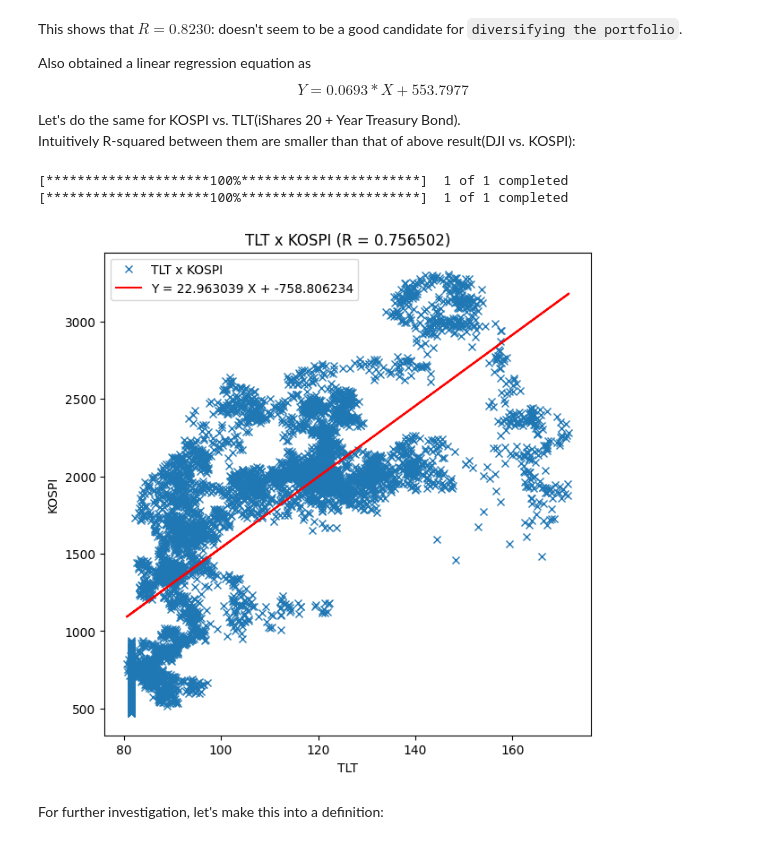
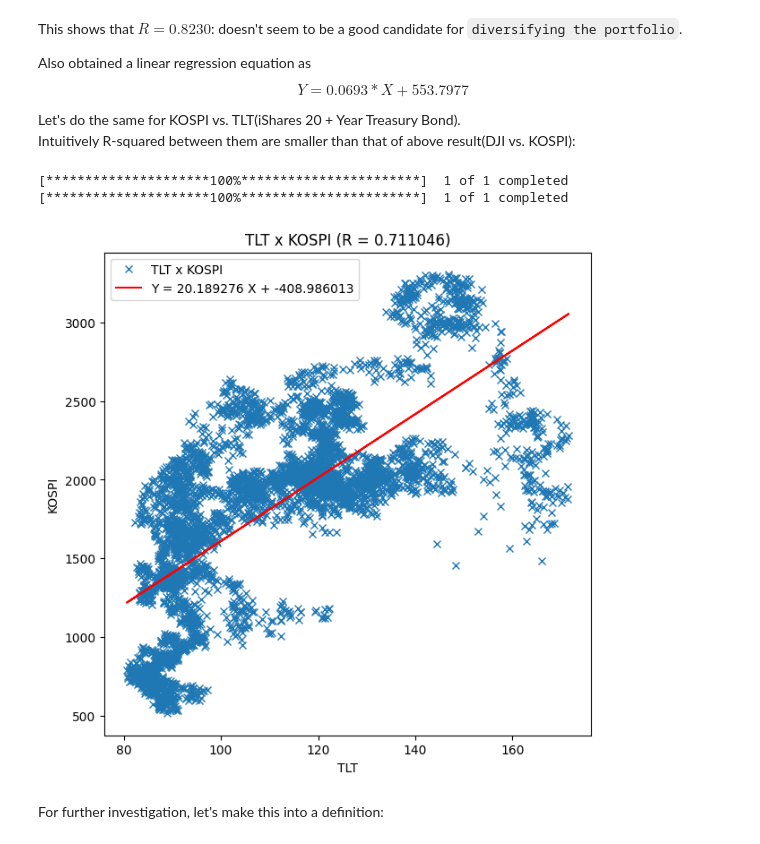
Before and after one commit to wolfinwallst/Financial_Engineering_and_Risk_Management, a Jupyter notebook: 파이썬 증권 데이터 분석/3장 팬더스를 활용한 데이터 분석.ipynb, the cells around one changed output. Drawn from its saved outputs; the diff is of its cells as text; code cells hidden in the pictures.

```diff
--- a/파이썬 증권 데이터 분석/3장 팬더스를 활용한 데이터 분석.ipynb
+++ b/파이썬 증권 데이터 분석/3장 팬더스를 활용한 데이터 분석.ipynb
@@ -669,27 +669,27 @@ Intuitively R-squared between them are smaller than that of above result(DJI vs.
 # %%
 # TLT vs. kospi
 TLT = pdr.get_data_yahoo('TLT', '2002-07-30')
-kospi = pdr.get_data_yahoo('^KS11', '2000-07-30')
+kospi = pdr.get_data_yahoo('^KS11', '2002-07-30')
 
 df = pd.DataFrame({'X':TLT['Close'], 'Y': kospi['Close']})
 df = df.fillna(method='bfill')
 df = df.fillna(method='ffill')
 
 regr = stats.linregress(df.X, df.Y)
 regr_line = f'Y = {regr.slope:2f} X + {regr.intercept:2f}'
 
 plt.figure(figsize=(7,7))
 plt.plot(df.X, df.Y, 'x')
 plt.plot(df.X, regr.slope * df.X + regr.intercept, 'r')
 plt.legend(['TLT x KOSPI', regr_line])
 plt.title(f'TLT x KOSPI (R = {regr.rvalue:2f})')
 plt.xlabel('TLT')
 plt.ylabel('KOSPI')
 plt.show()
 # %% [output]
 [*********************100%***********************]  1 of 1 completed
 [*********************100%***********************]  1 of 1 completed
-[figure, old version]
+[figure, new version]
 # %% [markdown]
 For further investigation, let's make this into a definition:
 # %%
```
Also changed, not shown: parts of 11 cells of this notebook.
